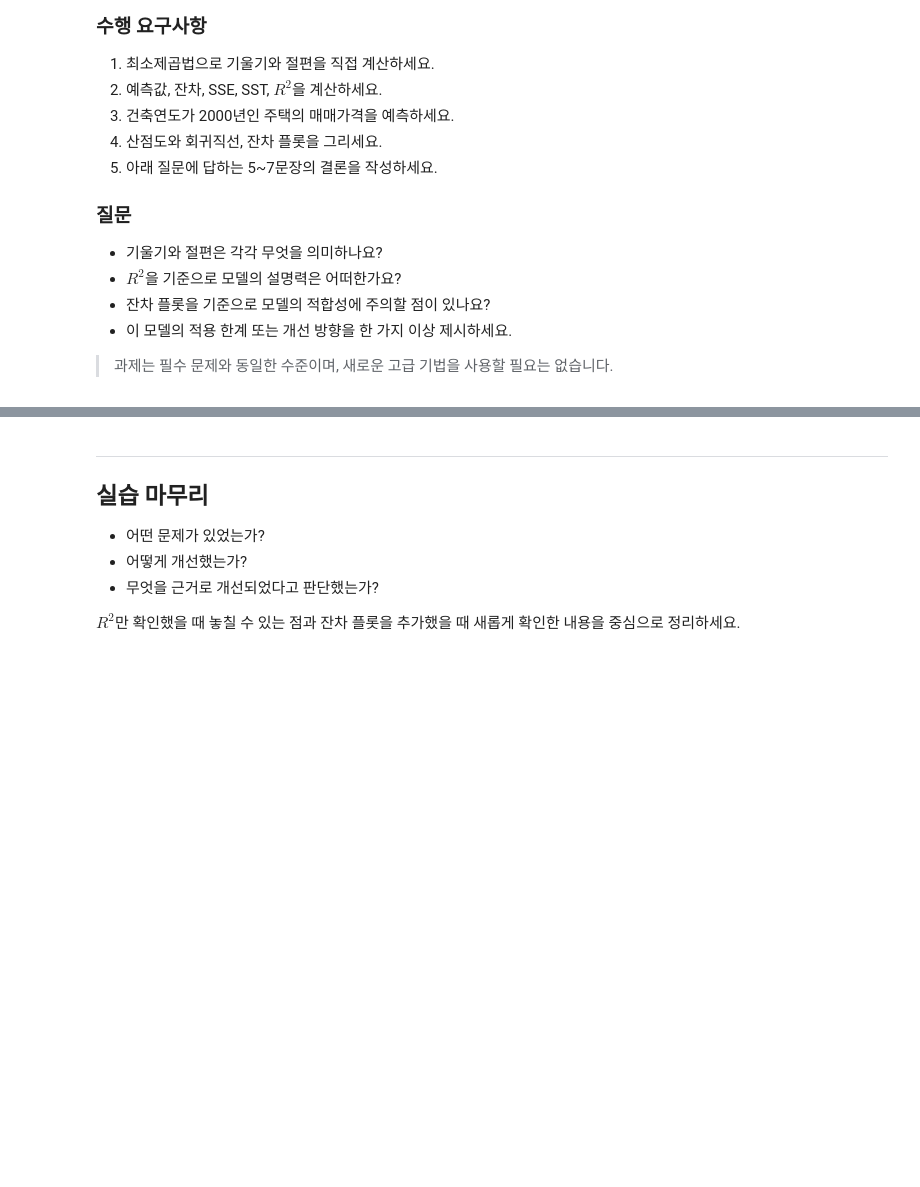
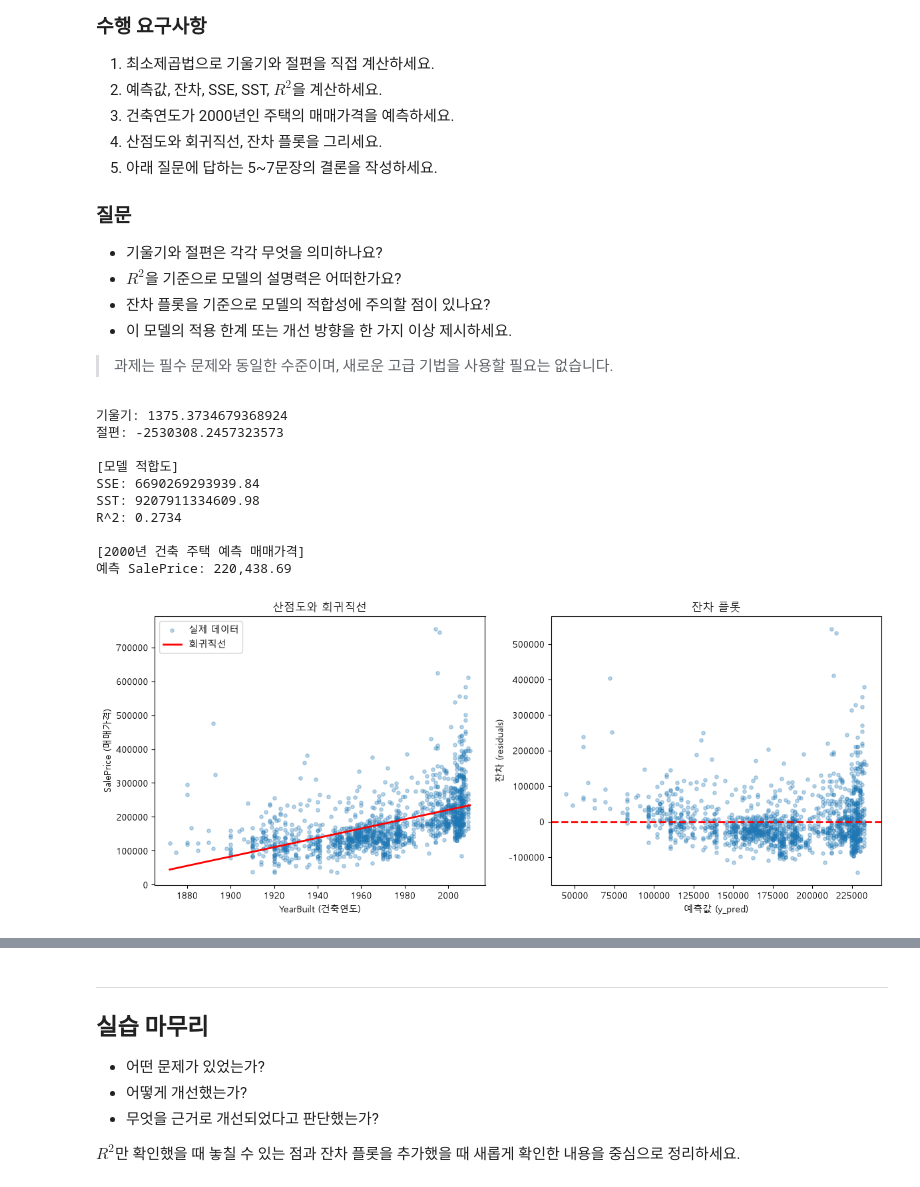
Before and after one commit to prohayo33/python-basic-assignment--, a Jupyter notebook: Inferential_Statistics_experimental_design/4장1강 단순선형회귀 이론 실습문제.ipynb, the cells around one changed output, grey strips where cells are left out. Cells and saved outputs as stored; diff of their text form; code cells hidden in the pictures; blank space fills up the shorter version.

```diff
--- a/Inferential_Statistics_experimental_design/4장1강 단순선형회귀 이론 실습문제.ipynb
+++ b/Inferential_Statistics_experimental_design/4장1강 단순선형회귀 이론 실습문제.ipynb
@@ -273,0 +272,75 @@ MAE (평균절대잔차): 37,638.73
+# %%
+# 여기에 코드를 작성하세요.
+x = df['YearBuilt']
+y = df['SalePrice']
+
+# 1. 최소제곱법으로 기울기와 절편을 직접 계산하세요.
+x_mean = x.mean()
+y_mean = y.mean()
+
+Sxy = ((x - x_mean) * (y - y_mean)).sum() # x와 y의 공분산
+Sxx = ((x - x_mean) ** 2).sum() # x 자체의 흩어짐 정도
+
+# 기울기와 절편 계산
+slope = Sxy / Sxx # 기울기
+intercept = y_mean - slope * x_mean #
+print(f'기울기: {slope}')
+print(f'절편: {intercept}')
+
+# 2. 예측값, 잔차, SSE, SST, $R^2$을 계산하세요.
+y_pred = intercept + slope * x     # 회귀직선으로 계산한 예측값
+residuals = y - y_pred             # 잔차 = 실제값 - 예측값
+
+SSE = (residuals ** 2).sum()               # 잔차 제곱합 (모델이 설명 못한 부분)
+SST = ((y - y_mean) ** 2).sum()            # 전체 변동 (y가 원래 가진 흩어짐)
+R2 = 1 - SSE / SST                          # 설명력
+
+print('\n[모델 적합도]')
+print(f'SSE: {SSE:.2f}')
+print(f'SST: {SST:.2f}')
+print(f'R^2: {R2:.4f}')
+
+# 3. 건축연도가 2000년인 주택의 매매가격을 예측하세요.
+pred_2000 = intercept + slope * 2000
+
+print('\n[2000년 건축 주택 예측 매매가격]')
+print(f'예측 SalePrice: {pred_2000:,.2f}')
+
+# 4. 산점도와 회귀직선, 잔차 플롯을 그리세요.
+plt.rcParams['font.family'] = 'Malgun Gothic'
+
+plt.rcParams['axes.unicode_minus'] = False
+
+fig, axes = plt.subplots(1, 2, figsize=(12, 5))
+
+# (1) 산점도 + 회귀직선
+axes[0].scatter(x, y, alpha=0.3, s=15, label='실제 데이터')
+x_line = np.linspace(x.min(), x.max(), 100)
+y_line = intercept + slope * x_line
+axes[0].plot(x_line, y_line, color='red', linewidth=2, label='회귀직선')
+axes[0].set_xlabel('YearBuilt (건축연도)')
+axes[0].set_ylabel('SalePrice (매매가격)')
+axes[0].set_title('산점도와 회귀직선')
+axes[0].legend()
+
+# (2) 잔차 플롯
+axes[1].scatter(y_pred, residuals, alpha=0.3, s=15)
+axes[1].axhline(y=0, color='red', linewidth=2, linestyle='--')
+axes[1].set_xlabel('예측값 (y_pred)')
+axes[1].set_ylabel('잔차 (residuals)')
+axes[1].set_title('잔차 플롯')
+
+plt.tight_layout()
+plt.show()
+# %% [output]
+기울기: 1375.3734679368924
+절편: -2530308.2457323573
+
+[모델 적합도]
+SSE: 6690269293939.84
+SST: 9207911334609.98
+R^2: 0.2734
+
+[2000년 건축 주택 예측 매매가격]
+예측 SalePrice: 220,438.69
+[figure, added]
```
Also changed, not shown: parts of 2 cells of this notebook.
